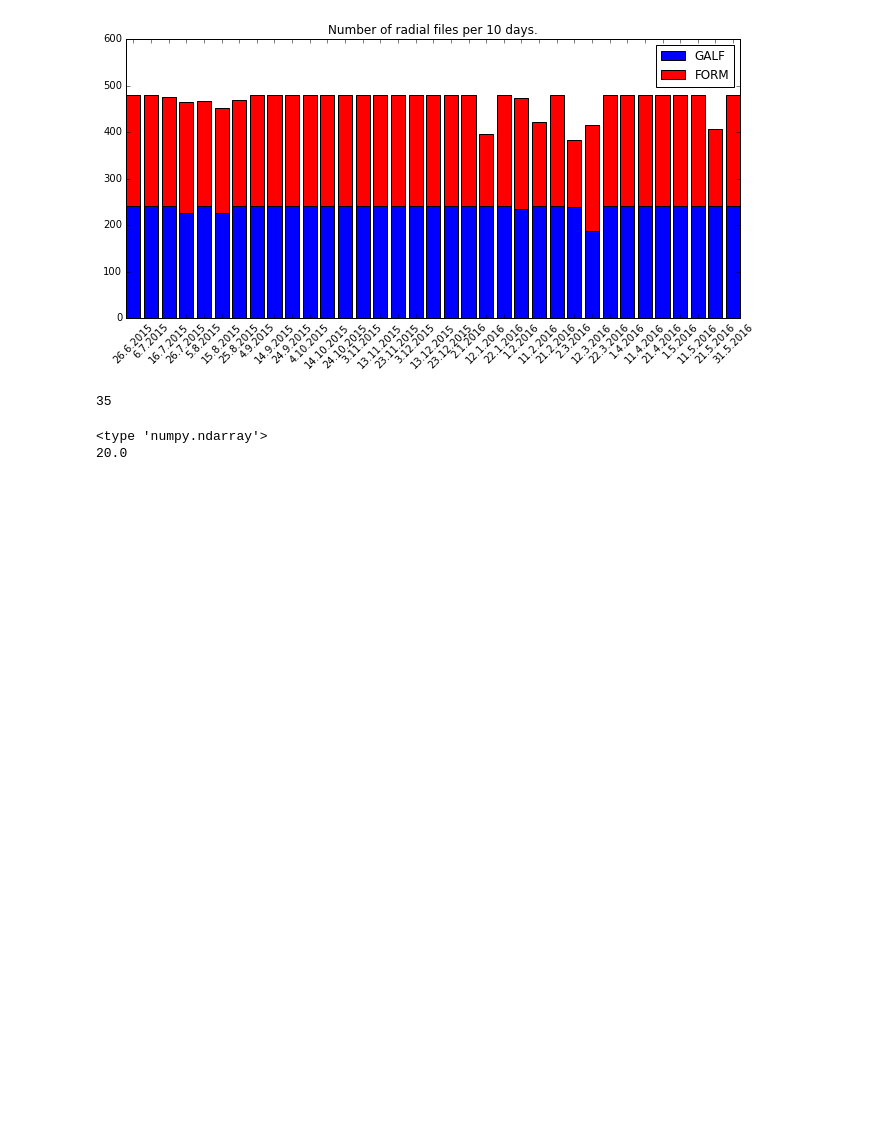
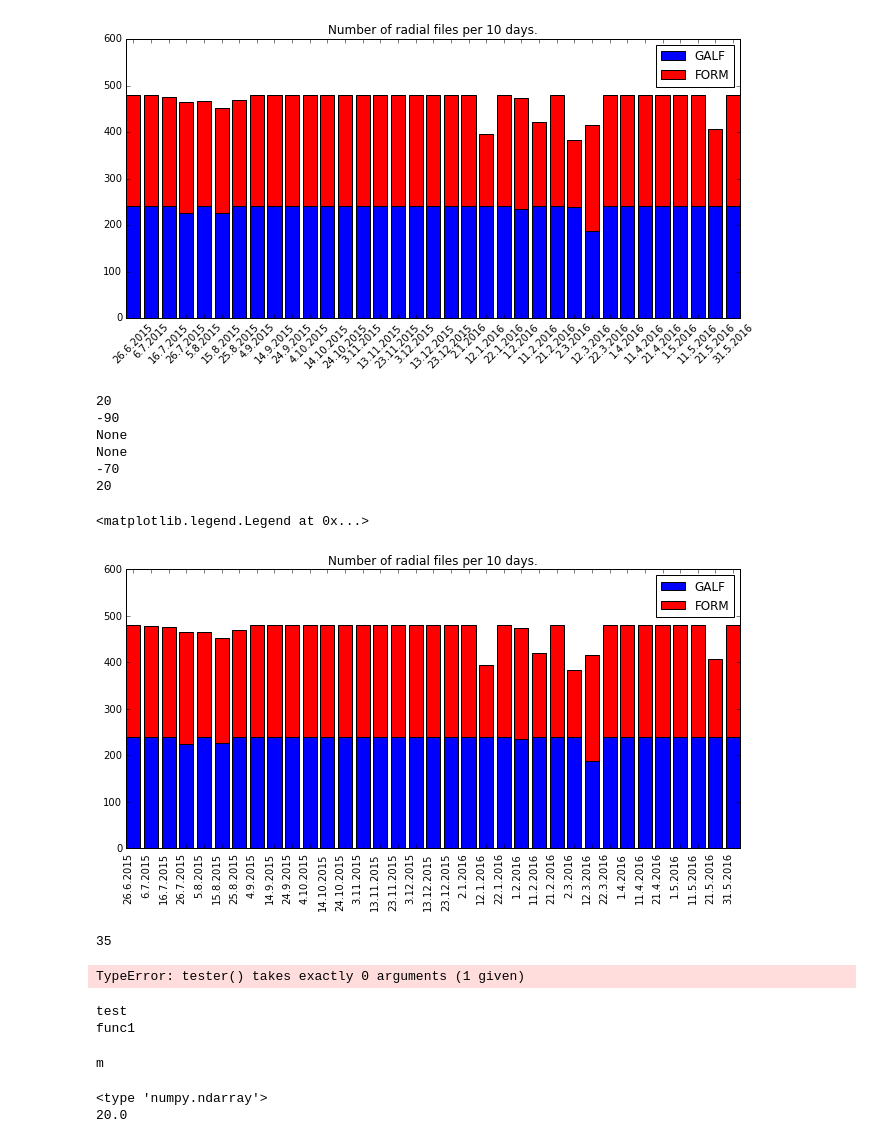
Before and after one commit to socib/HFRadarReports, a Jupyter notebook: HF_Radar_testing_environment.ipynb, the cells around one changed output. Drawn from its saved outputs; the diff is of its cells as text; code cells hidden in the pictures; blank space fills up the shorter version.

```diff
--- a/HF_Radar_testing_environment.ipynb
+++ b/HF_Radar_testing_environment.ipynb
@@ -774,7 +843,56 @@ plt.legend((galf_bar, form_bar), ('GALF', 'FORM'))
+# %%
+for key, value in threshold_parameters.iteritems():
+    print value[1]
+# %% [output]
+20
+-90
+None
+None
+-70
+20
+# %%
+plt.figure(figsize=(11,5))
+galf_bar = plt.bar(stations_end_time[0:len(stations_end_time)/2], stations_bins['GALF'], color='b', align='center', width=8)
+form_bar = plt.bar(stations_end_time[0:len(stations_end_time)/2], stations_bins['FORM'], color='r', align='center', bottom=stations_bins['GALF'], width=8)
+ax = plt.gca()
+ax.set_xticks(stations_end_time[0:len(stations_end_time)/2])
+x_labels = []
+for dt in stations_end_time[0:len(stations_end_time)/2]:
+    x_labels.append('' + str(dt.day) + '.' + str(dt.month) + '.' + str(dt.year))
+ax.set_xticklabels(x_labels, rotation=90, ha='right')
+ax.set_ylim([0, 600])
+plt.title('Number of radial files per 10 days.')
+plt.xticks(stations_end_time[0:len(stations_end_time)/2])
+plt.legend((galf_bar, form_bar), ('GALF', 'FORM'))
+# %% [output]
+<matplotlib.legend.Legend at 0x...>
+[figure, added]
 # %%
 len(stations_end_time[0:len(stations_end_time)/2])
 # %% [output]
 35
+# %%
+def tester(**kwargs):
+    print kwargs
+
+tester({'a': 'b'})
+# %% [output]
+TypeError: tester() takes exactly 0 arguments (1 given)
+# %%
+ASD = []
+ASD.append(['test', 'func1'])
+ASD.append(['test1', 'func2'])
+ASD = [['test', 'test1'], ['func1', 'func2']]
+for s in ASD:
+    print s[0]
+# %% [output]
+test
+func1
+# %%
+ASD = 'ms'
+print ASD[0:1]
+# %% [output]
+m
 # %%
 A = np.ones((1,4))[0]*20
 print type(A)
```
Also changed, not shown: parts of 9 cells of this notebook.
